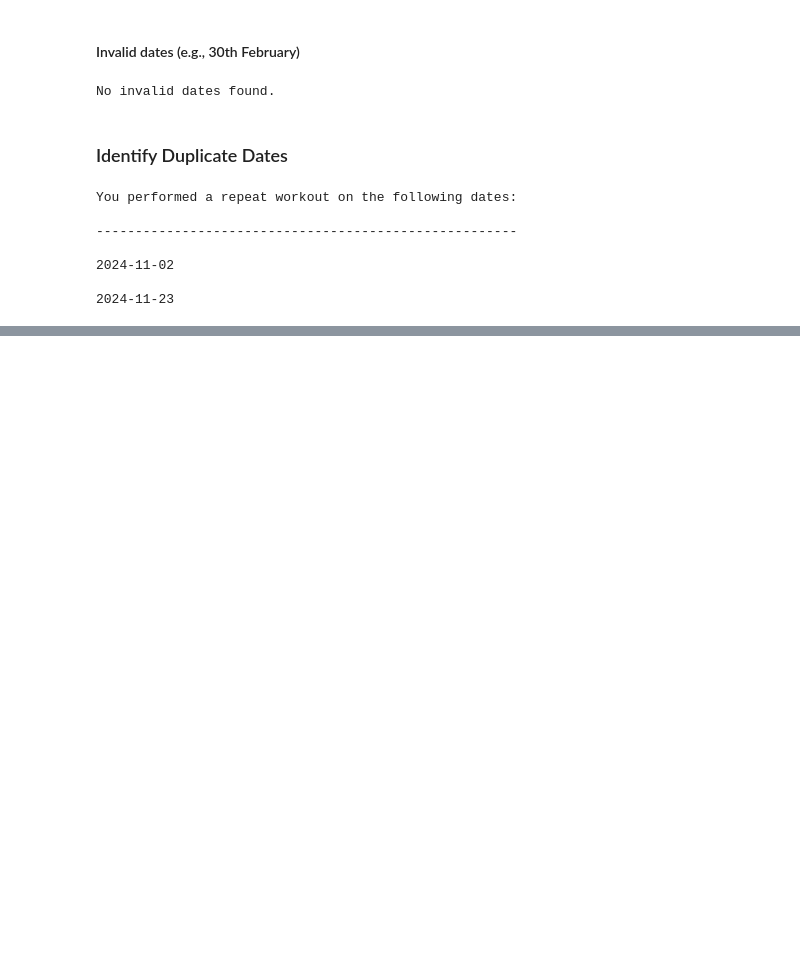
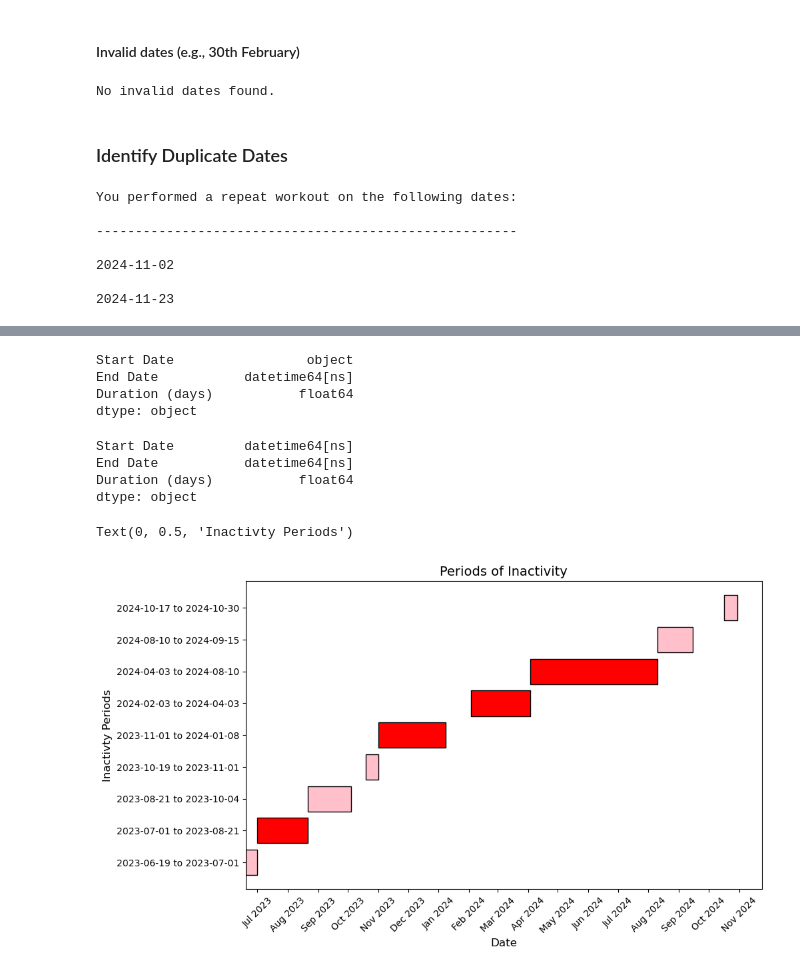
Before and after one commit to valecase4/Runalyze, a Jupyter notebook: notebooks/02_temporal_data_analysis.ipynb, the cells around one changed output, grey strips where cells are left out. Saved outputs shown, nothing was run; the diff lists cells and outputs as text; code cells hidden in the pictures; blank space fills up the shorter version.

Commit message:
Identified inactivity periods by calculating gaps between workouts and plotted them.

```diff
--- a/notebooks/02_temporal_data_analysis.ipynb
+++ b/notebooks/02_temporal_data_analysis.ipynb
@@ -110,0 +114,5 @@ You performed a repeat workout on the following dates:
+# %%
+df = df.sort_values(by='Date')
+# %%
+df['Date Difference'] = df['Date'].diff().dt.days
+df
@@ -110,0 +137,5 @@ You performed a repeat workout on the following dates:
+# %%
+threshold = 7
+
+inactivity_periods = df[df['Date Difference'] > threshold]
+inactivity_periods
@@ -110,0 +186,45 @@ You performed a repeat workout on the following dates:
+# %%
+inactivity_df.dtypes
+# %% [output]
+Start Date                 object
+End Date           datetime64[ns]
+Duration (days)           float64
+dtype: object
+# %%
+inactivity_df['Start Date'] = pd.to_datetime(inactivity_df['Start Date'])
+inactivity_df.dtypes
+# %% [output]
+Start Date         datetime64[ns]
+End Date           datetime64[ns]
+Duration (days)           float64
+dtype: object
+# %%
+import matplotlib.dates as mdates
+
+fig, ax = plt.subplots(figsize=(10, 6))
+
+for i, row in inactivity_df.iterrows():
+    ax.barh(
+        i,
+        row['Duration (days)'],
+        left=row['Start Date'],
+        color='red' if row['Duration (days)'] > 50 else 'pink',
+        edgecolor='black',
+        height=0.8
+    )
+
+ax.set_yticks(range(0, inactivity_df.index[-1]+1))
+ax.set_yticklabels([f"{row['Start Date'].strftime('%Y-%m-%d')} to {row['End Date'].strftime('%Y-%m-%d')}"
+                   for _, row in inactivity_df.iterrows()])
+
+ax.xaxis.set_major_locator(mdates.MonthLocator())
+ax.xaxis.set_major_formatter(mdates.DateFormatter('%b %Y'))
+
+plt.xticks(rotation=45)
+
+ax.set_title('Periods of Inactivity', fontsize=14)
+ax.set_xlabel('Date', fontsize=12)
+ax.set_ylabel('Inactivty Periods', fontsize=12)
+# %% [output]
+Text(0, 0.5, 'Inactivty Periods')
+[figure, added]
```
Also changed, not shown: parts of 6 cells of this notebook.
